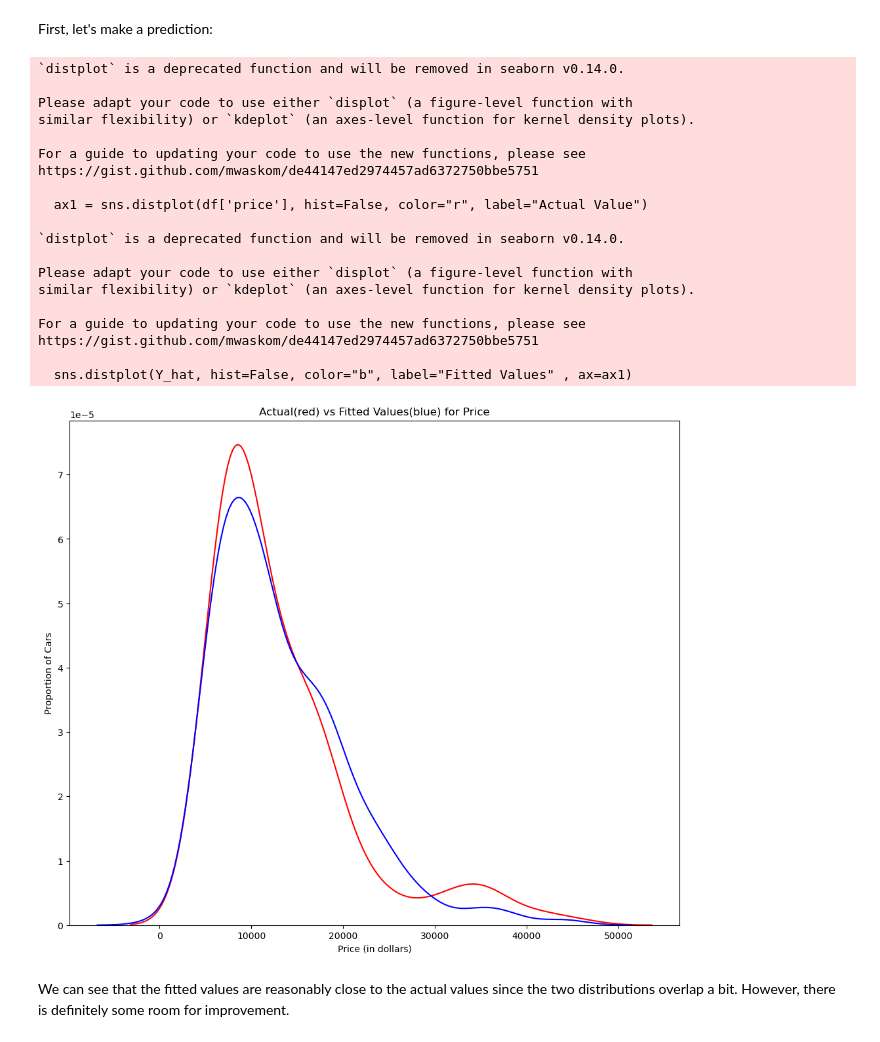
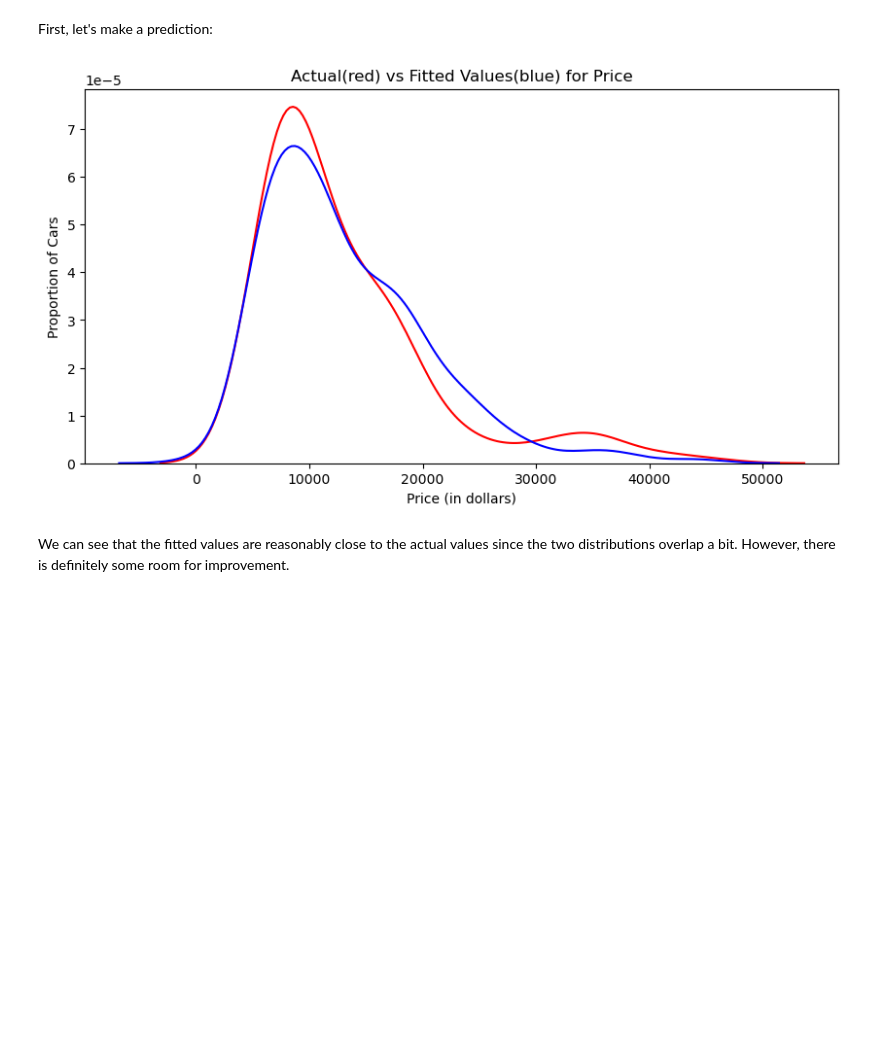
Before and after one commit to EIDSTER/coursera, a Jupyter notebook: DA0101EN-4-Review-Model-Development.ipynb, the cells around one changed output. Saved outputs shown, nothing was run; the diff lists cells and outputs as text; code cells hidden in the pictures; blank space fills up the shorter version.

```diff
--- a/DA0101EN-4-Review-Model-Development.ipynb
+++ b/DA0101EN-4-Review-Model-Development.ipynb
@@ -468,40 +468,20 @@ First, let's make a prediction:
 # %%
 Y_hat = lm.predict(Z)
 # %%
-plt.figure(figsize=(width, height))
-
-
-ax1 = sns.distplot(df['price'], hist=False, color="r", label="Actual Value")
-sns.distplot(Y_hat, hist=False, color="b", label="Fitted Values" , ax=ax1)
+# Create a figure with kdeplot
+plt.figure(figsize=(10, 5))
+sns.kdeplot(df['price'], color="r", label="Actual Value")
+sns.kdeplot(Y_hat, color="b", label="Fitted Values")
 
 
 plt.title('Actual(red) vs Fitted Values(blue) for Price')
 plt.xlabel('Price (in dollars)')
 plt.ylabel('Proportion of Cars')
 
 plt.show()
 plt.close()
 # %% [output]
-`distplot` is a deprecated function and will be removed in seaborn v0.14.0.
-
-Please adapt your code to use either `displot` (a figure-level function with
-similar flexibility) or `kdeplot` (an axes-level function for kernel density plots).
-
-For a guide to updating your code to use the new functions, please see
-https://gist.github.com/mwaskom/de44147ed2974457ad6372750bbe5751
-
-  ax1 = sns.distplot(df['price'], hist=False, color="r", label="Actual Value")
-
-`distplot` is a deprecated function and will be removed in seaborn v0.14.0.
-
-Please adapt your code to use either `displot` (a figure-level function with
-similar flexibility) or `kdeplot` (an axes-level function for kernel density plots).
-
-For a guide to updating your code to use the new functions, please see
-https://gist.github.com/mwaskom/de44147ed2974457ad6372750bbe5751
-
-  sns.distplot(Y_hat, hist=False, color="b", label="Fitted Values" , ax=ax1)
-[figure, old version]
+[figure, new version]
 # %% [markdown]
 <p>We can see that the fitted values are reasonably close to the actual values since the two distributions overlap a bit. However, there is definitely some room for improvement.</p>
 # %% [markdown]
```
Also changed, not shown: parts of 1 cell of this notebook.
